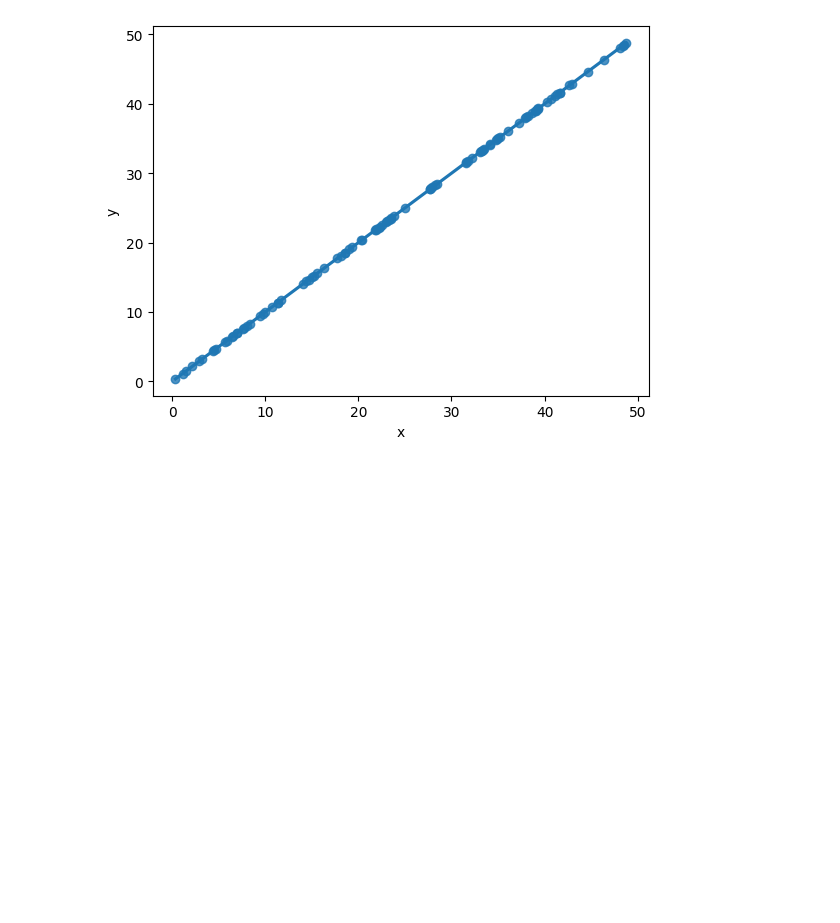
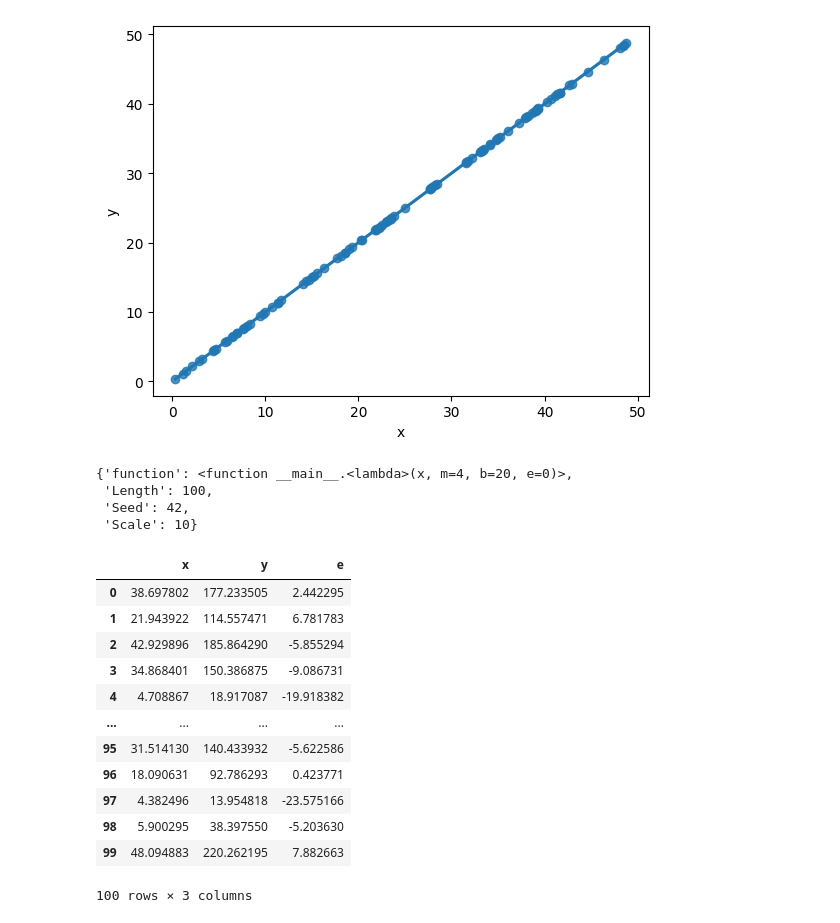
Before and after one commit to anujthapamagar/FEDS, a Jupyter notebook: 17_april_lecture.ipynb, the cells around one changed output. Cells and saved outputs as stored; diff of their text form; code cells hidden in the pictures; blank space fills up the shorter version.

```diff
--- a/17_april_lecture.ipynb
+++ b/17_april_lecture.ipynb
@@ -285,3 +283,27 @@ sns.regplot(x="x", y = "y", data = df)
 # %% [output]
 <Axes: xlabel='x', ylabel='y'>
 [figure]
+# %%
+newRandomData.fct = lambda x, m=4, b=20, e= 0: m*x + b + e
+newRandomData.getStateDict()
+# %% [output]
+{'function': <function __main__.<lambda>(x, m=4, b=20, e=0)>,
+ 'Length': 100,
+ 'Seed': 42,
+ 'Scale': 10}
+# %%
+newRandomData.create.df
+# %% [output]
+|  | x | y | e |
+| 0 | 38.697802 | 177.233505 | 2.442295 |
+| 1 | 21.943922 | 114.557471 | 6.781783 |
+| 2 | 42.929896 | 185.864290 | -5.855294 |
+| 3 | 34.868401 | 150.386875 | -9.086731 |
+| 4 | 4.708867 | 18.917087 | -19.918382 |
+| ... | ... | ... | ... |
+| 95 | 31.514130 | 140.433932 | -5.622586 |
+| 96 | 18.090631 | 92.786293 | 0.423771 |
+| 97 | 4.382496 | 13.954818 | -23.575166 |
+| 98 | 5.900295 | 38.397550 | -5.203630 |
+| 99 | 48.094883 | 220.262195 | 7.882663 |
+100 rows × 3 columns
```
Also changed, not shown: parts of 2 cells of this notebook.
